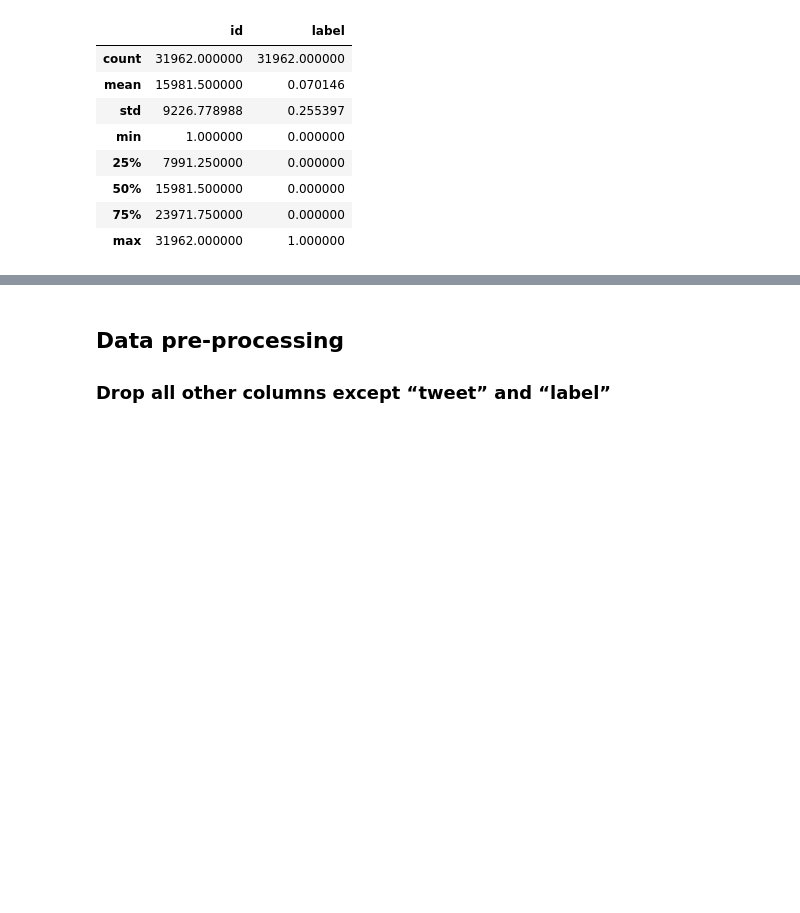
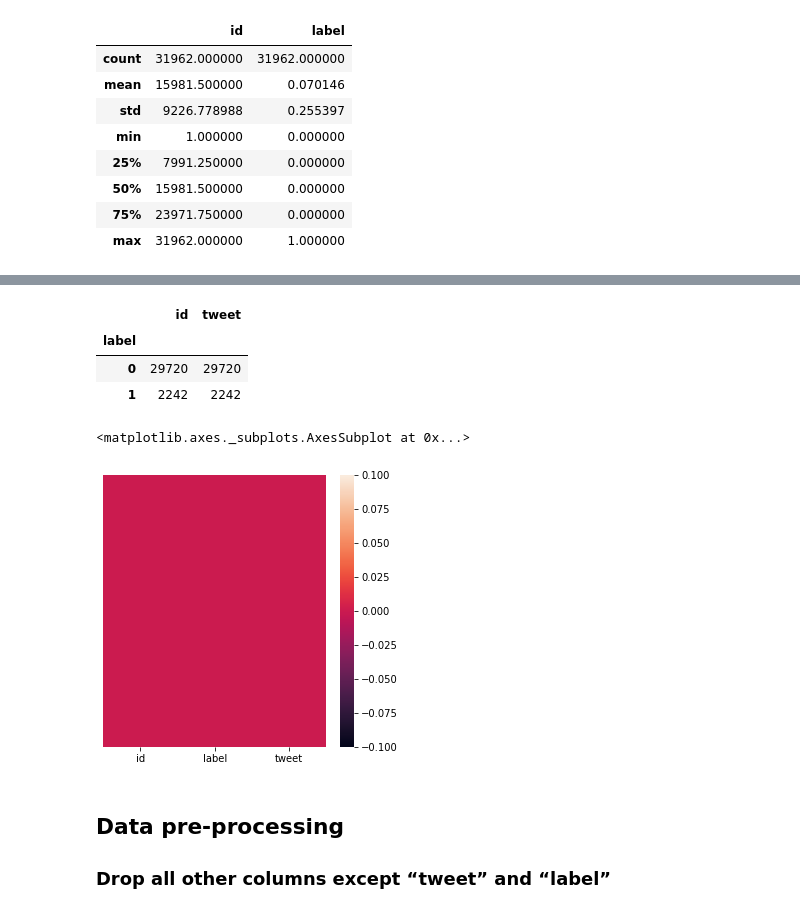
Before and after one commit to nishantbala/twitter-sentiment-analysis, a Jupyter notebook: sentiment-analysis.ipynb, the cells around one changed output, grey strips where cells are left out. Drawn from its saved outputs; the diff is of its cells as text; code cells hidden in the pictures; blank space fills up the shorter version.

```diff
--- a/sentiment-analysis.ipynb
+++ b/sentiment-analysis.ipynb
@@ -71,3 +85,16 @@ train.describe()
+# %%
+train.groupby('label').count()
+# %% [output]
+|  | id | tweet |
+| label |  |  |
+| 0 | 29720 | 29720 |
+| 1 | 2242 | 2242 |
+# %%
+plt.figure(figsize=(5, 5))
+sns.heatmap(train.isnull(), yticklabels=False) # Heatmap for visualising null values
+# %% [output]
+<matplotlib.axes._subplots.AxesSubplot at 0x...>
+[figure, added]
 # %% [markdown]
 ## **Data pre-processing**
 ### Drop all other columns except “tweet” and “label”
```
Also changed, not shown: parts of 22 cells of this notebook.
